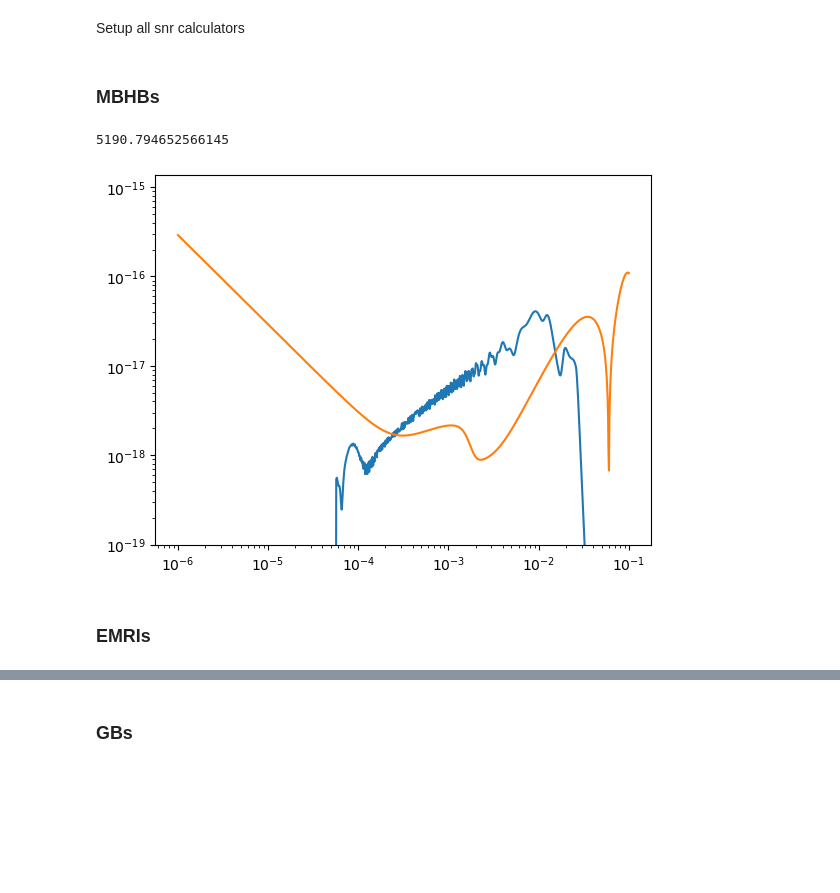
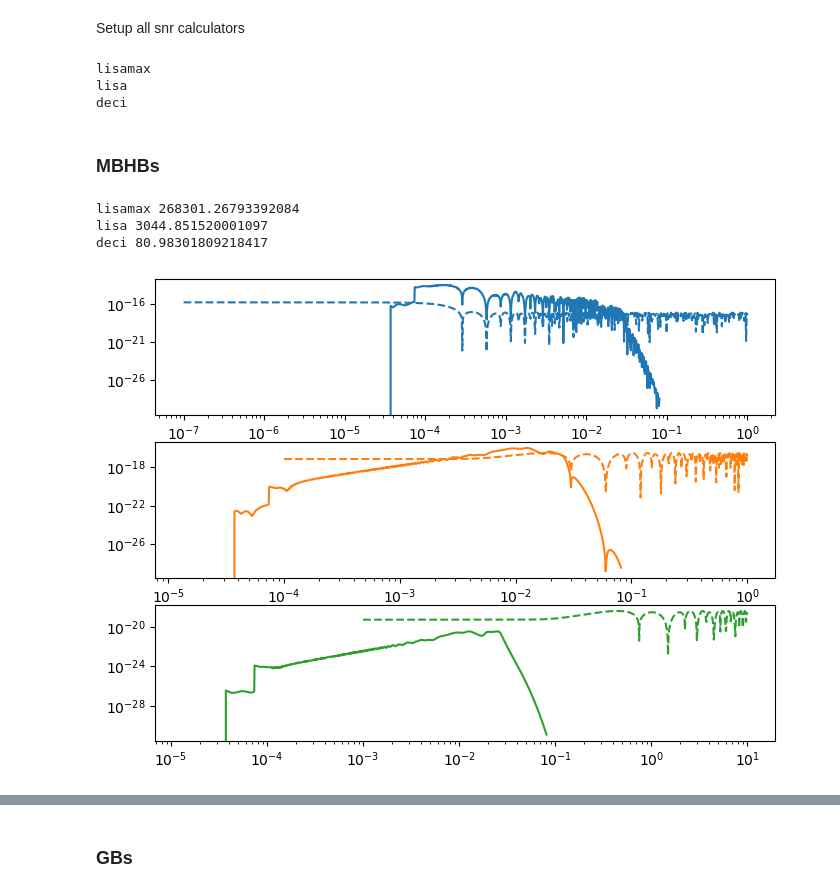
Before and after one commit to mikekatz04/LISAanalysistools, a Jupyter notebook: examples/space_2050_tutorial.ipynb, the cells around one changed output, grey strips where cells are left out. Drawn from its saved outputs; the diff is of its cells as text; code cells hidden in the pictures; blank space fills up the shorter version.

```diff
--- a/examples/space_2050_tutorial.ipynb
+++ b/examples/space_2050_tutorial.ipynb
@@ -61,65 +77,71 @@ psd_kwargs = dict(
 # %% [markdown]
 Setup all snr calculators
 # %%
-# black hole generator
-bbh = BBHSNRWaveform()
+for mission in missions:
+    print(mission)
+    orbits_here = missions[mission]["model"].orbits
+    # black hole generator
+    bbh = BBHSNRWaveform(response_kwargs=dict(TDItag="AET", orbits=orbits_here, tdi2=True))
 
-# gb generator
-gb = GBAETWaveform(orbits=EqualArmLength1())
+    # gb generator
+    gb = GBAETWaveform(orbits=orbits_here)
 
-# emri generator
-emri = EMRIAETWaveform()
+    # emri generator
+    emri = EMRIAETWaveform(response_kwargs=dict(tdi="2nd generation", orbits=orbits_here))
 
-# psd info
+    # psd info
 
-fn = np.logspace(-6, -1, 1000)  # for plotting
-Sn = get_sensitivity(fn, sens_fn=LISAover10A1TDISens, **psd_kwargs)  # for plotting
+    # fn = np.logspace(-6, -1, 1000)  # for plotting
+    # Sn = get_sensitivity(fn, sens_fn=A1TDISens, **psd_kwargs)  # for plotting
 
-bbh_snr_calc = CalculateSNR(bbh, psd_kwargs, psd=LISAover10A1TDISens)
+    missions[mission]["bbh"] = CalculateSNR(bbh, missions[mission]["model"], missions[mission]["psd_kwargs"], psd=A1TDISens)
 
-emri_snr_calc = CalculateSNR(emri, psd_kwargs, psd=LISAover10A1TDISens)
+    missions[mission]["emri"] = CalculateSNR(emri, missions[mission]["model"], missions[mission]["psd_kwargs"], psd=A1TDISens)
 
-gb_snr_calc = CalculateSNR(gb, psd_kwargs, psd=LISAover10A1TDISens)
+    missions[mission]["gb"] = CalculateSNR(gb, missions[mission]["model"], missions[mission]["psd_kwargs"], psd=A1TDISens)
 
 Tobs = YRSID_SI
 dt = 10.0
 Nobs = int(Tobs / dt)
 Tobs = Nobs * dt
 df = 1 / Tobs
+# %% [output]
+lisamax
+lisa
+deci
 # %% [markdown]
 ### MBHBs
 # %%
 # in SSB
 
 f_ref = 0.0  # let phenom codes set f_ref -> fmax = max(f^2A(f))
 phi_ref = 0.5  # phase at f_ref
 m1 = 1e6
 m2 = 5e5
 M = m1 + m2
 q = m2 / m1  # m2 less than m1
 a1 = 0.2
 a2 = 0.4
 dist = 10.0 * PC_SI * 1e9  # in m
 inc = np.pi / 3.0
 beta = np.pi / 4.0  # ecliptic latitude
 lam = np.pi / 5.0  # ecliptic longitude
 psi = np.pi / 6.0  # polarization angle
 
-t_ref = YRSID_SI  # (in the SSB reference frame)
+t_ref = YRSID_SI * 0.5  # (in the SSB reference frame)
 
 mbh_injection_params = np.array(
     [m1, m2, a1, a2, dist, phi_ref, f_ref, inc, lam, beta, psi, t_ref]
 )
-
-snr_val = bbh_snr_calc(*mbh_injection_params)
+fig, ax = plt.subplots(3, 1, figsize=(8, 6))
+for i, (name, mission) in enumerate(missions.items()):
+    fn = mission["model"].fn
+    print(name, mission["bbh"](*mbh_injection_params))
+    Sn = get_sensitivity(fn, model=mission["model"], sens_fn=A1TDISens, **mission["psd_kwargs"])
+    ax[i].loglog(mission["bbh"].f_arr, np.abs(mission["bbh"].last_output[0]), c=f"C{i}")
+    ax[i].loglog(fn, (Sn / (4 * df)) ** (1/2), c=f"C{i}", ls="--")
+# %% [output]
+lisamax 268301.26793392084
+lisa 3044.851520001097
+deci 80.98301809218417
+[figure, added]
-# %%
-plt.loglog(bbh_snr_calc.f_arr, np.abs(bbh_snr_calc.last_output[0]))
-plt.loglog(fn, (Sn / (4 * df)) ** (1/2))
-
-plt.ylim(1e-19,)
-print(snr_val)
-# %% [output]
-5190.794652566145
-[figure, removed]
-# %% [markdown]
-### EMRIs
```
Also changed, not shown: parts of 18 cells of this notebook, 6 other files.
